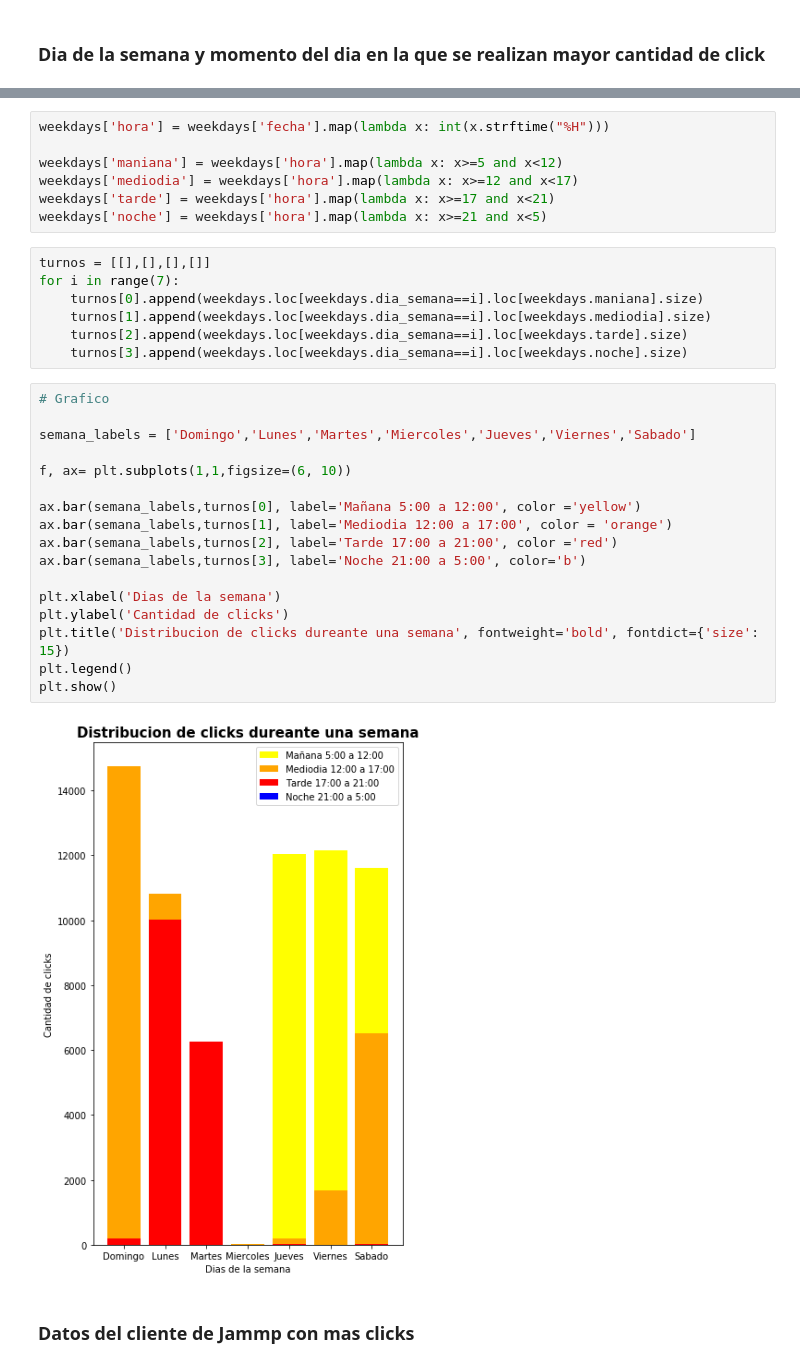
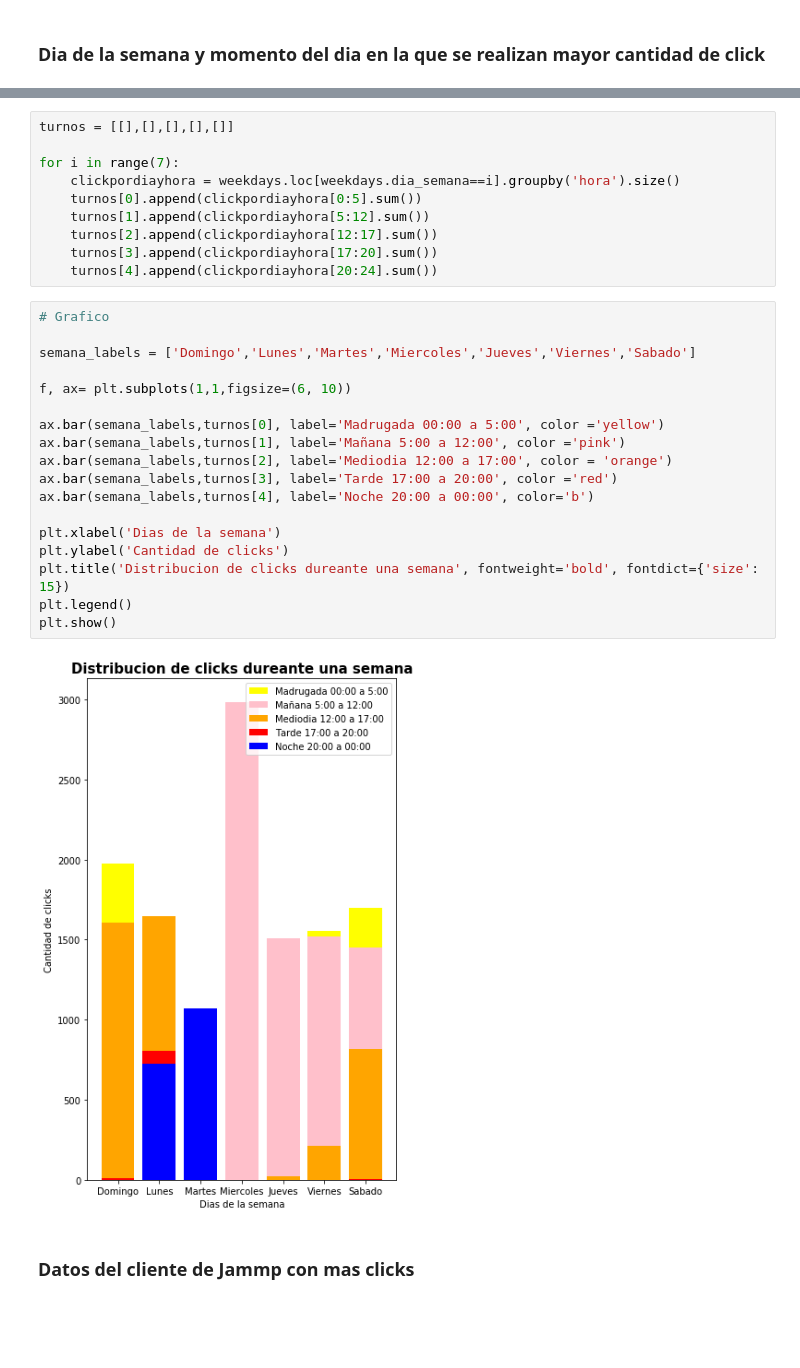
Before and after one commit to freedocx/7506Jampp, a Jupyter notebook: Ani/analisis-exploratorio-jammp.ipynb, the cells around one changed output, grey strips where cells are left out. Drawn from its saved outputs; the diff is of its cells as text; blank space fills up the shorter version.

```diff
--- a/Ani/analisis-exploratorio-jammp.ipynb
+++ b/Ani/analisis-exploratorio-jammp.ipynb
@@ -451,36 +454,33 @@ weekdays['dia_semana'] = weekdays['fecha'].map(fecha_a_dia)
-# %%
-weekdays['hora'] = weekdays['fecha'].map(lambda x: int(x.strftime("%H")))
-
-weekdays['maniana'] = weekdays['hora'].map(lambda x: x>=5 and x<12)
-weekdays['mediodia'] = weekdays['hora'].map(lambda x: x>=12 and x<17)
-weekdays['tarde'] = weekdays['hora'].map(lambda x: x>=17 and x<21)
-weekdays['noche'] = weekdays['hora'].map(lambda x: x>=21 and x<5)
-# %%
-turnos = [[],[],[],[]]
-for i in range(7):
-    turnos[0].append(weekdays.loc[weekdays.dia_semana==i].loc[weekdays.maniana].size)
-    turnos[1].append(weekdays.loc[weekdays.dia_semana==i].loc[weekdays.mediodia].size)
-    turnos[2].append(weekdays.loc[weekdays.dia_semana==i].loc[weekdays.tarde].size)
-    turnos[3].append(weekdays.loc[weekdays.dia_semana==i].loc[weekdays.noche].size)
+# %%
+turnos = [[],[],[],[],[]]
+
+for i in range(7):
+    clickpordiayhora = weekdays.loc[weekdays.dia_semana==i].groupby('hora').size()
+    turnos[0].append(clickpordiayhora[0:5].sum())
+    turnos[1].append(clickpordiayhora[5:12].sum())
+    turnos[2].append(clickpordiayhora[12:17].sum())
+    turnos[3].append(clickpordiayhora[17:20].sum())
+    turnos[4].append(clickpordiayhora[20:24].sum())
 # %%
 # Grafico
 
 semana_labels = ['Domingo','Lunes','Martes','Miercoles','Jueves','Viernes','Sabado']
 
 f, ax= plt.subplots(1,1,figsize=(6, 10))
 
-ax.bar(semana_labels,turnos[0], label='Mañana 5:00 a 12:00', color ='yellow')
-ax.bar(semana_labels,turnos[1], label='Mediodia 12:00 a 17:00', color = 'orange')
-ax.bar(semana_labels,turnos[2], label='Tarde 17:00 a 21:00', color ='red')
-ax.bar(semana_labels,turnos[3], label='Noche 21:00 a 5:00', color='b')
+ax.bar(semana_labels,turnos[0], label='Madrugada 00:00 a 5:00', color ='yellow')
+ax.bar(semana_labels,turnos[1], label='Mañana 5:00 a 12:00', color ='pink')
+ax.bar(semana_labels,turnos[2], label='Mediodia 12:00 a 17:00', color = 'orange')
+ax.bar(semana_labels,turnos[3], label='Tarde 17:00 a 20:00', color ='red')
+ax.bar(semana_labels,turnos[4], label='Noche 20:00 a 00:00', color='b')
 
 plt.xlabel('Dias de la semana')
 plt.ylabel('Cantidad de clicks')
 plt.title('Distribucion de clicks dureante una semana', fontweight='bold', fontdict={'size': 15})
 plt.legend()
 plt.show()
 # %% [output]
-[figure, old version]
+[figure, new version]
 # %% [markdown]
 ### Datos del cliente de Jammp con mas clicks
 # %%
```
Also changed, not shown: parts of 17 cells of this notebook.
